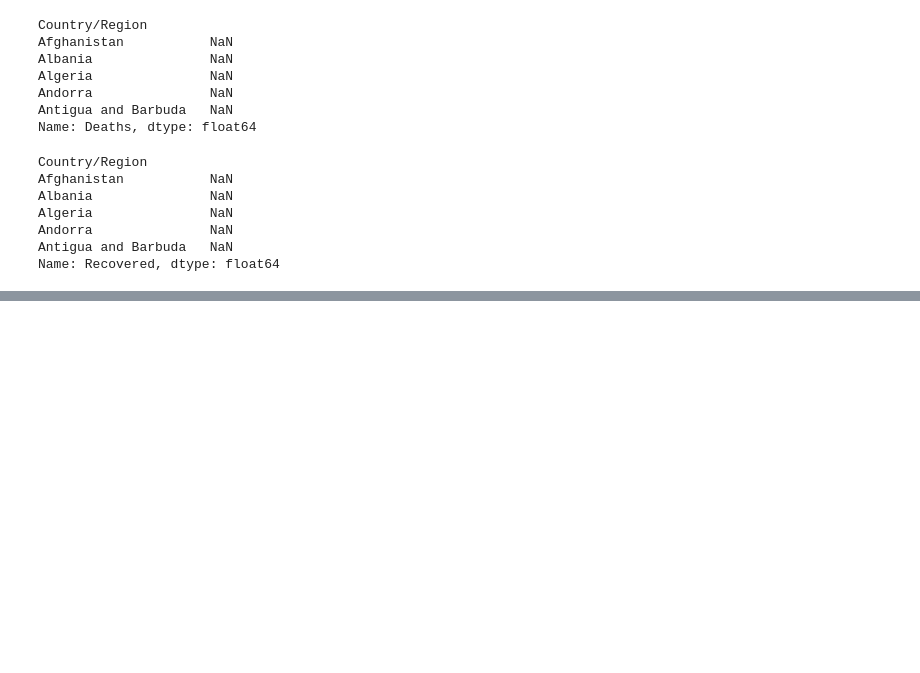
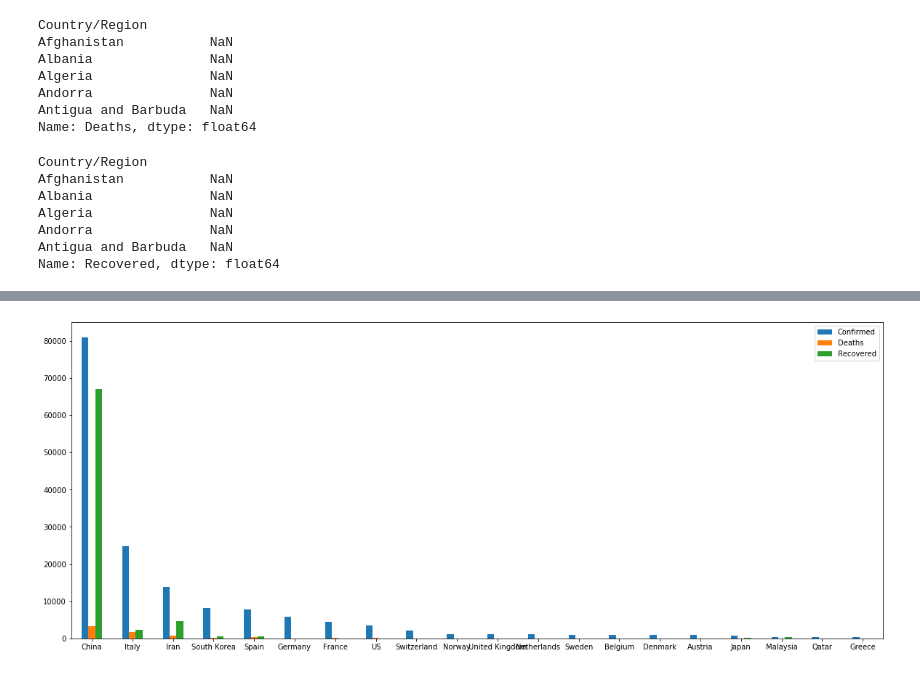
Before and after one commit to kyranduncan/project_1, a Jupyter notebook: COVID_19_Summary_Stats.ipynb, the cells around one changed output, grey strips where cells are left out. Drawn from its saved outputs; the diff is of its cells as text; code cells hidden in the pictures; blank space fills up the shorter version.

```diff
--- a/COVID_19_Summary_Stats.ipynb
+++ b/COVID_19_Summary_Stats.ipynb
@@ -428,0 +512,17 @@ summary_stat_recovered.head()
+# %%
+#Top 20 bar chart
+confirmed=[81003, 24747, 13938, 8162, 7798, 5795, 4513, 3499, 2200, 1221, 1144, 1135, 1022, 886, 875, 860, 839, 428, 401, 331]
+deaths=[3203, 1809, 724, 75, 289, 11, 91, 63,14, 3, 21, 20, 3, 4, 2, 1, 22, 0, 0, 4]
+recovered=[67017, 2335, 4590, 510, 517, 46, 12, 12, 4, 1, 19, 2, 1, 1, 1, 6, 118, 325, 42, 4]
+index=['China', 'Italy', 'Iran', 'South Korea', 'Spain', 'Germany', 'France', 'US','Switzerland', 'Norway', 'United Kingdom', 'Netherlands', 'Sweden', 'Belgium', 'Denmark', 'Austria', 'Japan', 'Malaysia', 'Qatar', 'Greece']
+df = pd.DataFrame({'Confirmed': confirmed,
+                   'Deaths': deaths, 'Recovered': recovered}, index=index)
+fig_size = plt.rcParams["figure.figsize"]
+fig_size[0] = 20
+fig_size[1] = 8
+plt.rcParams["figure.figsize"] = fig_size
+ax = df.plot.bar(rot=0)
+#index = top_20_confirmed.index.values.tolist()
+#index
+# %% [output]
+[figure, added]
```
Also changed, not shown: parts of 21 cells of this notebook.
